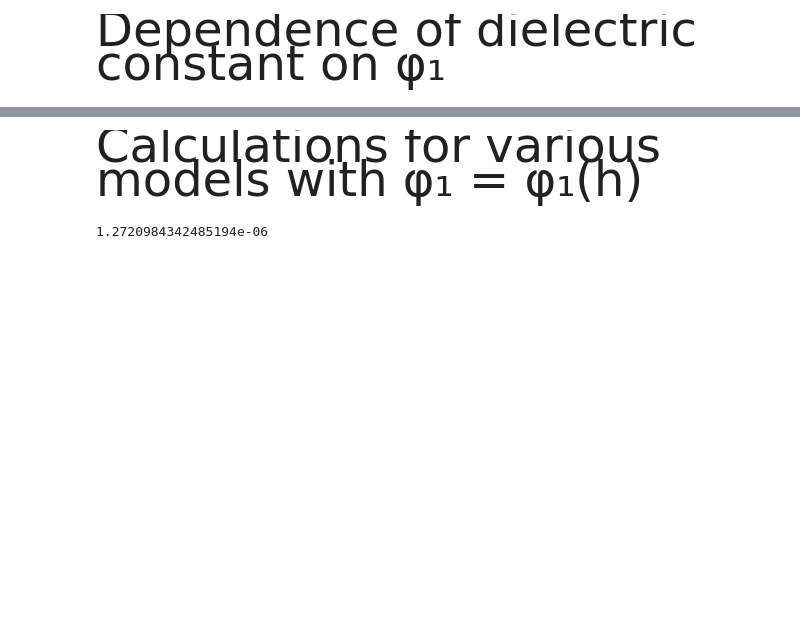
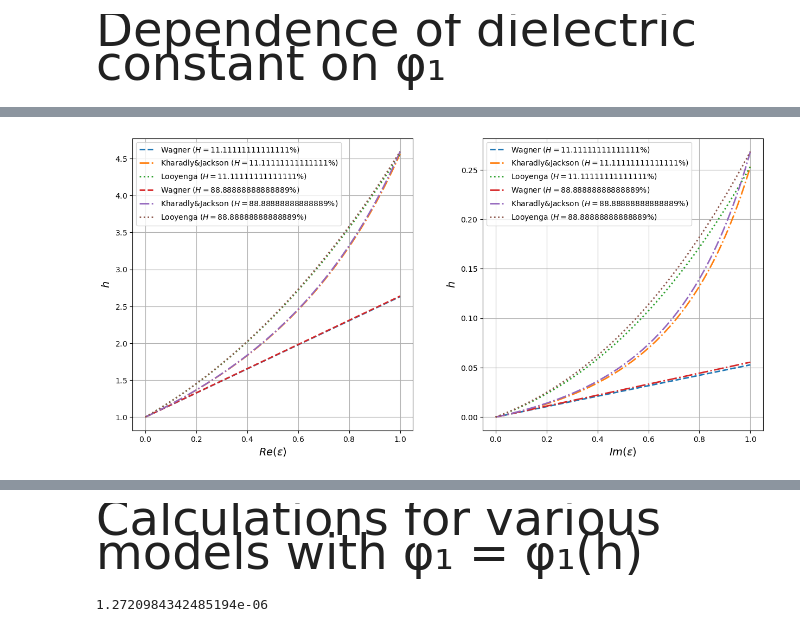
Before and after one commit to Margo-10/pe_radiowaves, a Jupyter notebook: pe_radiowaves.ipynb, the cells around one changed output, grey strips where cells are left out. Saved outputs shown, nothing was run; the diff lists cells and outputs as text; code cells hidden in the pictures; blank space fills up the shorter version.

```diff
--- a/pe_radiowaves.ipynb
+++ b/pe_radiowaves.ipynb
@@ -90,3 +130,36 @@ eps_1= (4.56 + 0.04*Humidity - 7.78*pow(Humidity,2)*1.e-4 + 5.56*pow(Humidity,3)
+# %%
+fig, axs = plt.subplots(1, 2, figsize=(15, 7), gridspec_kw={'wspace': 0.25} )
+#fig.suptitle('Добавление влажности ($H = {} \% $)'.format(Humidity*100))
+
+axs[0].plot(phi_1_arr, eps_w_real[:,1],  label='Wagner ($H = {} \% $)'.format(Humidity[1]*100), linewidth='2', linestyle='--')
+axs[0].plot(phi_1_arr,eps_kj_real[:,1], label='Kharadly&Jackson ($H = {} \% $)'.format(Humidity[1]*100), linewidth='2',  linestyle='-.')
+axs[0].plot(phi_1_arr,eps_l_real[:,1],  label='Looyenga ($H = {} \% $)'.format(Humidity[1]*100), linewidth='2', linestyle=':')
+axs[0].plot(phi_1_arr,eps_w_real[:,18],   label='Wagner ($H = {} \% $)'.format(Humidity[18]*100), linewidth='2', linestyle='--')
+axs[0].plot(phi_1_arr,eps_kj_real[:,18], label='Kharadly&Jackson ($H = {} \% $)'.format(Humidity[18]*100), linewidth='2',  linestyle='-.')
+axs[0].plot(phi_1_arr,eps_l_real[:,18],   label='Looyenga ($H = {} \% $)'.format(Humidity[18]*100), linewidth='2', linestyle=':')
+axs[0].set_ylabel('$h$', fontsize=14)
+axs[0].set_xlabel('$Re(ε)$', fontsize=14) #, labelpad=18)
+#axs[0].set_title('Стандартная рефракция без пыли')
+axs[0].ticklabel_format(style='scientific', axis='Both', useMathText=True, useOffset=False)
+axs[0].grid(True)
+axs[0].legend()
+
+axs[1].plot(phi_1_arr,eps_w_complex[:,1],   label='Wagner ($H = {} \% $)'.format(Humidity[1]*100), linewidth='2', linestyle='--')
+axs[1].plot(phi_1_arr,eps_kj_complex[:,1],  label='Kharadly&Jackson ($H = {} \% $)'.format(Humidity[1]*100), linewidth='2', linestyle='-.')
+axs[1].plot(phi_1_arr,eps_l_complex[:,1], label='Looyenga ($H = {} \% $)'.format(Humidity[1]*100), linewidth='2', linestyle=':')
+axs[1].plot(phi_1_arr,eps_w_complex[:,18],  label='Wagner ($H = {} \% $)'.format(Humidity[18]*100), linewidth='2', linestyle='-.')
+axs[1].plot(phi_1_arr,eps_kj_complex[:,18],  label='Kharadly&Jackson ($H = {} \% $)'.format(Humidity[18]*100), linewidth='2', linestyle='-.')
+axs[1].plot(phi_1_arr,eps_l_complex[:,18], label='Looyenga ($H = {} \% $)'.format(Humidity[18]*100), linewidth='2', linestyle=':')
+axs[1].set_xlabel('$Im(ε)$', fontsize=14) #, labelpad=18)
+axs[1].set_ylabel('$h$', fontsize=14)
+# axs[1].set_title()
+axs[1].ticklabel_format(style='scientific', axis='Both', useMathText=True, useOffset=False)
+axs[1].grid(True)
+axs[1].legend()
+
+plt.show()
+# %% [output]
+[figure, added]
 # %%
 for i in range(H_max*coeff+1):
     eps_w_real[i]  = 3*eps_0[i]*phi_1_arr[i]*(eps_1-eps_0[i])/(eps_1+2*eps_0[i]) + eps_0[i]
```
Also changed, not shown: parts of 12 cells of this notebook.
